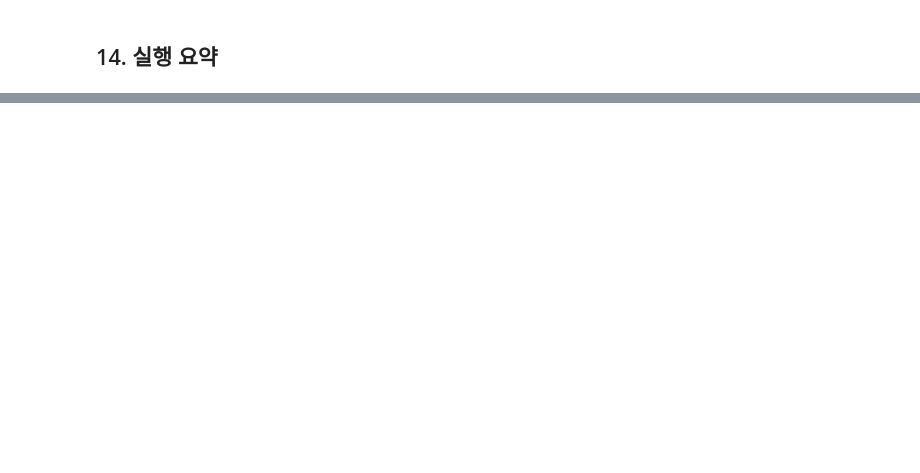
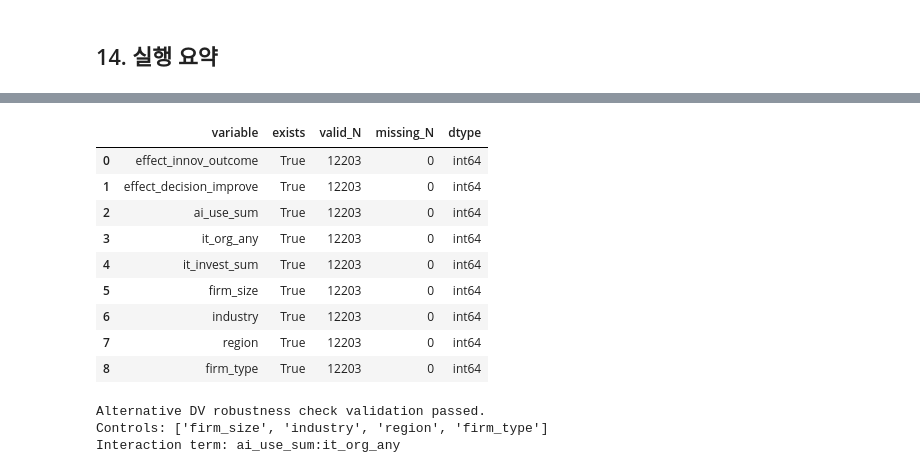
Before and after one commit to yenarue/NIA_AI_Assimilation, a Jupyter notebook: code/08_main_model_results.ipynb, the cells around one changed output, grey strips where cells are left out. Cells and saved outputs as stored; diff of their text form; code cells hidden in the pictures; blank space fills up the shorter version.

```diff
--- a/code/08_main_model_results.ipynb
+++ b/code/08_main_model_results.ipynb
@@ -710,0 +714,56 @@ SAVE_OUTPUTS: True
+# %%
+ALTERNATIVE_DVS = ["effect_innov_outcome", "effect_decision_improve"]
+MODEL3_ALT_REQUIRED_VARS = ALTERNATIVE_DVS + [
+    AI,
+    IT_ORG,
+    INVEST_CONTROL,
+    "firm_size",
+    "industry",
+    "region",
+    "firm_type",
+]
+
+model3_alt_variable_check = pd.DataFrame([
+    {
+        "variable": var,
+        "exists": var in df.columns,
+        "valid_N": int(df[var].notna().sum()) if var in df.columns else np.nan,
+        "missing_N": int(df[var].isna().sum()) if var in df.columns else np.nan,
+        "dtype": str(df[var].dtype) if var in df.columns else "missing",
+    }
+    for var in MODEL3_ALT_REQUIRED_VARS
+])
+
+display(model3_alt_variable_check)
+
+missing_model3_alt_vars = model3_alt_variable_check.loc[
+    ~model3_alt_variable_check["exists"], "variable"
+].tolist()
+
+if missing_model3_alt_vars:
+    missing_text = ", ".join(missing_model3_alt_vars)
+    display(Markdown(f"**Alternative DV robustness check 중단:** 누락 변수: `{missing_text}`"))
+    raise ValueError("Missing variables for Model 3 alternative DV robustness check: " + missing_text)
+
+MODEL3_ALT_CONTROLS = ["firm_size", "industry", "region", "firm_type"]
+MODEL3_ALT_CONTROL_TERMS = control_formula(MODEL3_ALT_CONTROLS)
+MODEL3_ALT_CONTROL_SUFFIX = f" + {MODEL3_ALT_CONTROL_TERMS}" if MODEL3_ALT_CONTROL_TERMS else ""
+MODEL3_ALT_INTERACTION = f"{AI}:{IT_ORG}"
+
+print("Alternative DV robustness check validation passed.")
+print("Controls:", MODEL3_ALT_CONTROLS)
+print("Interaction term:", MODEL3_ALT_INTERACTION)
+# %% [output]
+|  | variable | exists | valid_N | missing_N | dtype |
+| 0 | effect_innov_outcome | True | 12203 | 0 | int64 |
+| 1 | effect_decision_improve | True | 12203 | 0 | int64 |
+| 2 | ai_use_sum | True | 12203 | 0 | int64 |
+| 3 | it_org_any | True | 12203 | 0 | int64 |
+| 4 | it_invest_sum | True | 12203 | 0 | int64 |
+| 5 | firm_size | True | 12203 | 0 | int64 |
+| 6 | industry | True | 12203 | 0 | int64 |
+| 7 | region | True | 12203 | 0 | int64 |
+| 8 | firm_type | True | 12203 | 0 | int64 |
+Alternative DV robustness check validation passed.
+Controls: ['firm_size', 'industry', 'region', 'firm_type']
+Interaction term: ai_use_sum:it_org_any
```
Also changed, not shown: parts of 10 cells of this notebook, 31 other files.
